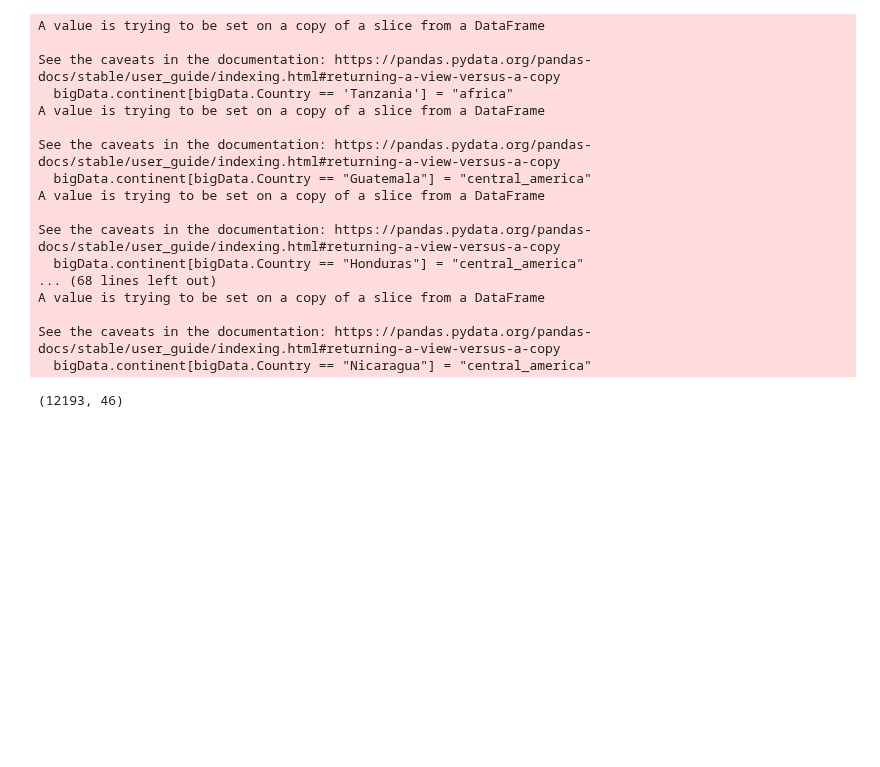
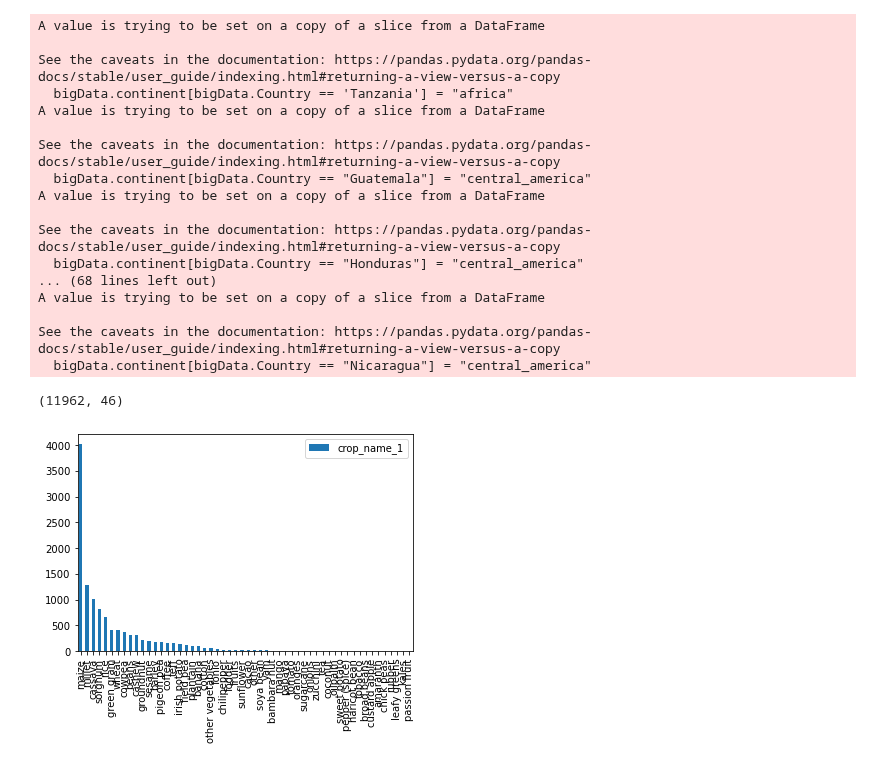
Before and after one commit to laporpe/STA_208, a Jupyter notebook: more_data_cleaning.ipynb, the cells around one changed output. Saved outputs shown, nothing was run; the diff lists cells and outputs as text; code cells hidden in the pictures; blank space fills up the shorter version.

Commit message:
crop frequency eda
brief at the end of data cleaning

```diff
--- a/more_data_cleaning.ipynb
+++ b/more_data_cleaning.ipynb
@@ -153,7 +153,7 @@ bigData_test1.shape
 (12193, 46)
 # %%
 array2 = ['primary', 'secondary','illiterate','literate','adult_education','no_school', 'no school','informal', 'postsecondary', 'No_school' , 'none']
-bigData_test2 = bigData.loc[(bigData['Head_EducationLevel'].isin(array2))]
+bigData = bigData.loc[(bigData['Head_EducationLevel'].isin(array2))]
 bigData_test2.shape
 # %% [output]
 (11962, 46)
@@ -212,7 +212,7 @@ bigData.to_csv("data/clean.csv", encoding='utf-8', index=False)
 ## need to fix crop count
 bigData.shape
 # %% [output]
-(12193, 46)
+(11962, 46)
 # %%
 # semi_clean_cropbigData = semi_clean_crop.drop(["ITERATION"], axis = 1) ## survey taken only once for all responders
 # semi_clean_crop =  semi_clean_crop.drop(["GPS_LAT"], axis = 1)
@@ -221,3 +221,11 @@ bigData.shape
 # %%
 # categ_crop_data = pd.DataFrame(semi_clean_crop.select_dtypes(include=['object']))
 # categ_crop_data = entry_to_lowercase(categ_crop_data)
+# %%
+crop_frequencies = bigData["crop_name_1"].value_counts()
+frame = pd.DataFrame(crop_frequencies)
+frame1 = frame.loc[frame["crop_name_1"]>1]
+#frame.to_csv("data/cropfreq.csv", encoding='utf-8', index=False)
+ax = frame1.plot.bar()
+# %% [output]
+[figure, added]
```
Also changed, not shown: 3 other files.
